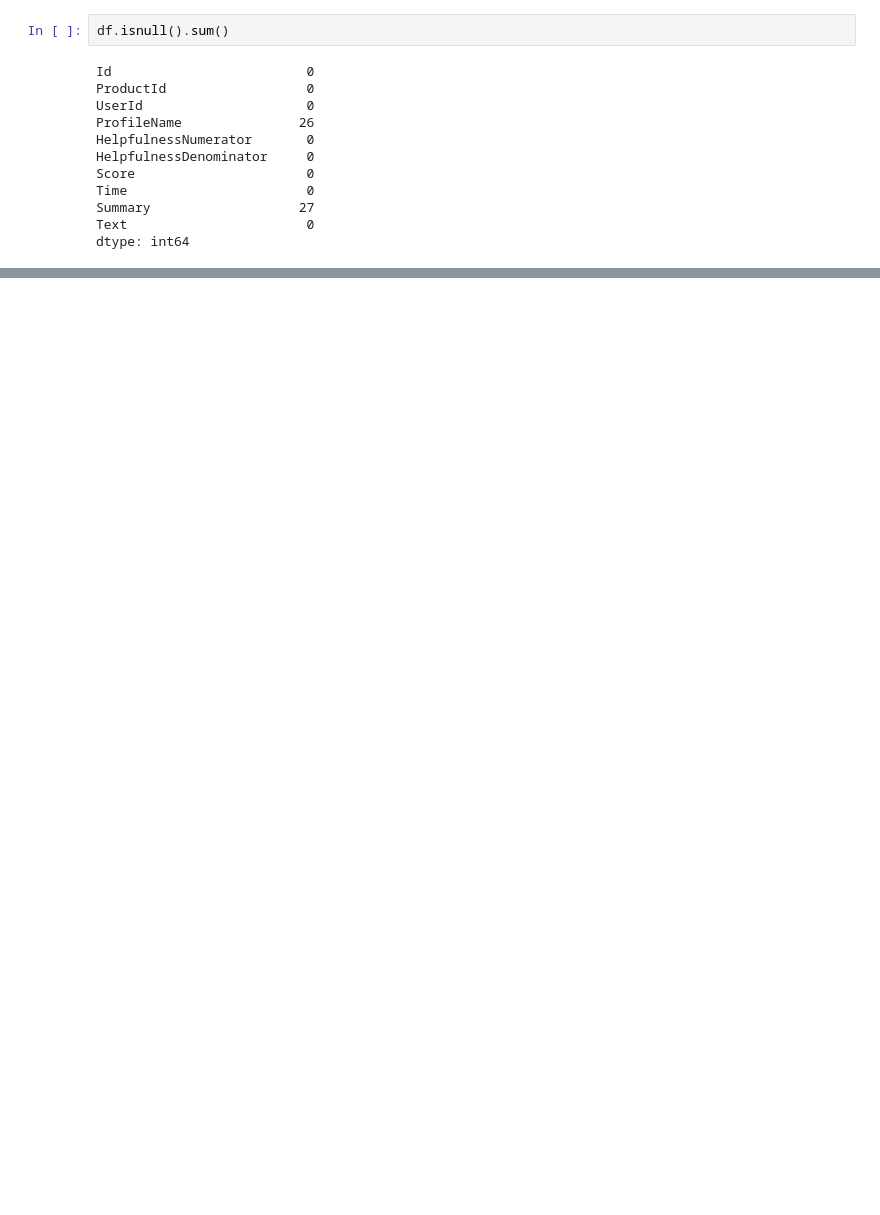
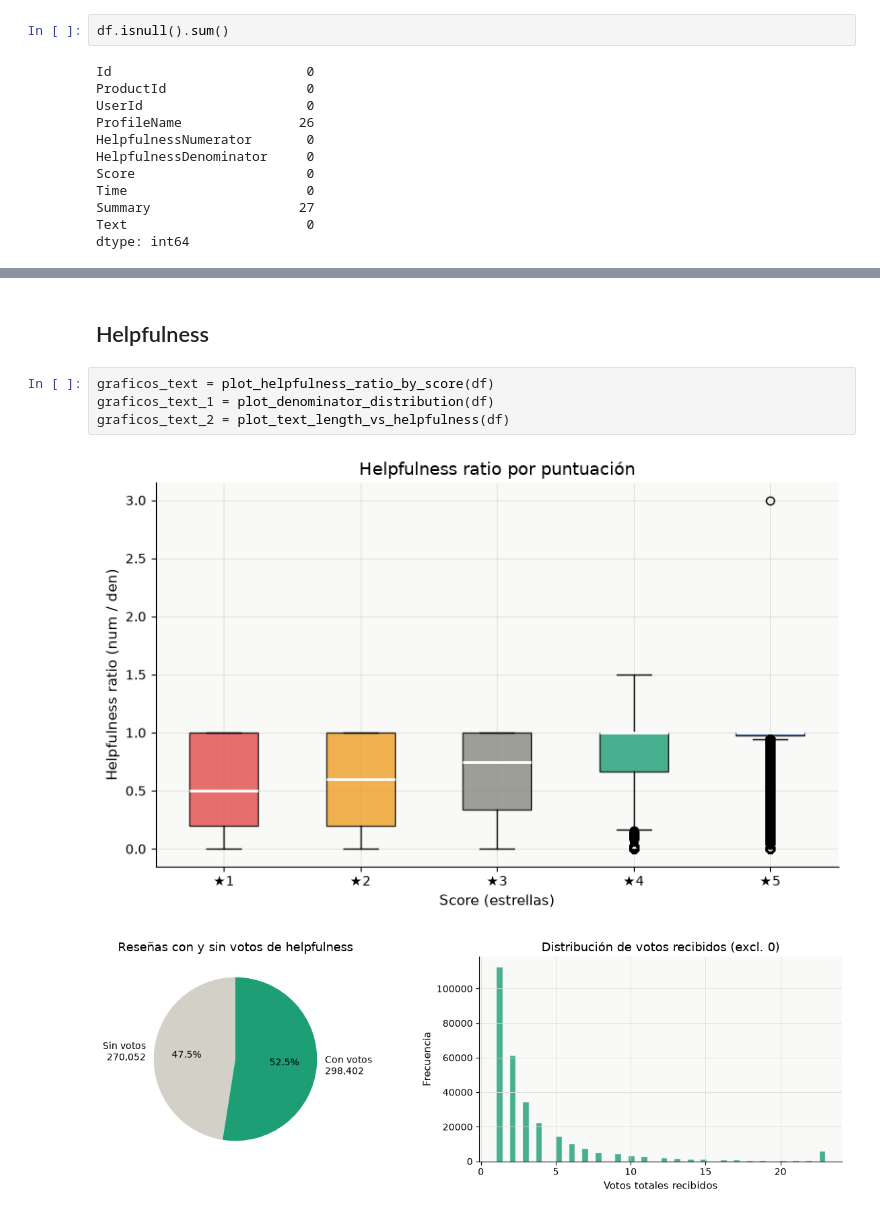
Before and after one commit to renatacatelli25/Ciencia-de-Datos, a Jupyter notebook: EDA.ipynb, the cells around one changed output, grey strips where cells are left out. Saved outputs shown, nothing was run; the diff lists cells and outputs as text; blank space fills up the shorter version.

```diff
--- a/EDA.ipynb
+++ b/EDA.ipynb
@@ -46,0 +181,9 @@ dtype: int64
+# %% [markdown]
+## Helpfulness
+# %%
+graficos_text = plot_helpfulness_ratio_by_score(df)
+graficos_text_1 = plot_denominator_distribution(df)
+graficos_text_2 = plot_text_length_vs_helpfulness(df)
+# %% [output]
+[figure, added]
+[figure, added]
```
Also changed, not shown: parts of 27 cells of this notebook.
